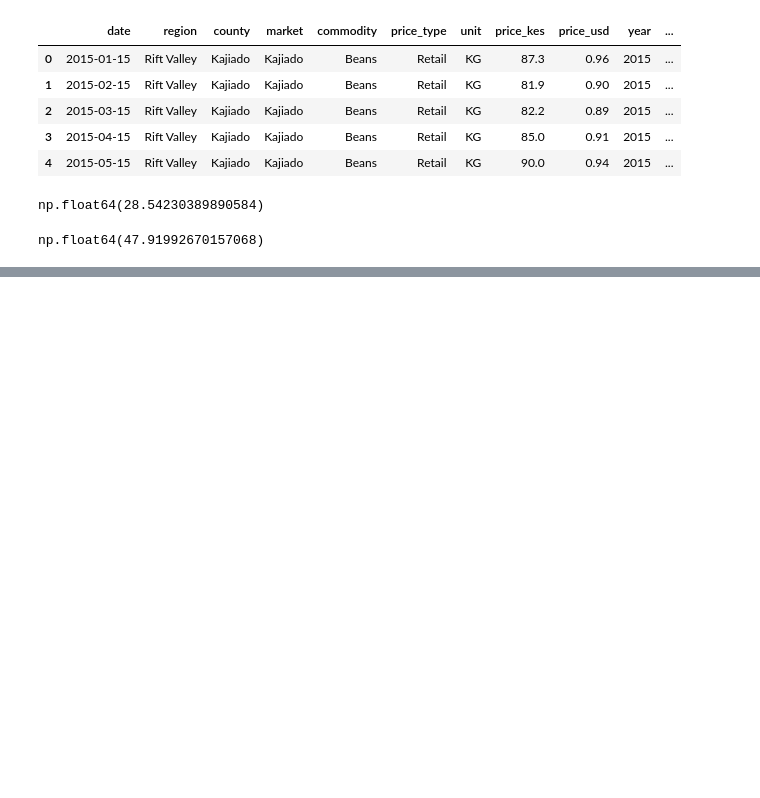
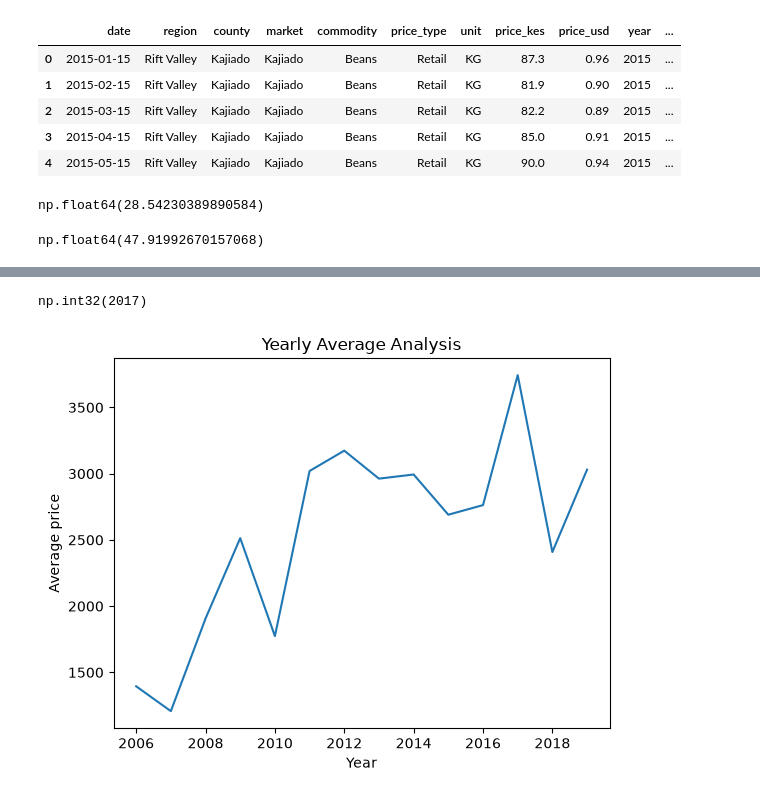
Before and after one commit to NantegeJosephine/Kenya-market-analysis, a Jupyter notebook: analysis.ipynb, the cells around one changed output, grey strips where cells are left out. Cells and saved outputs as stored; diff of their text form; code cells hidden in the pictures; blank space fills up the shorter version.

```diff
--- a/analysis.ipynb
+++ b/analysis.ipynb
@@ -195,3 +196,15 @@ np.float64(28.54230389890584)
 df_retail.loc[df_retail["commodity"] == "Maize", "price_per_kg"].mean()
 # %% [output]
 np.float64(47.91992670157068)
+# %%
+#Maize prices over the years
+#Calculate the average wholesale maize price per bag for each year and the year-on-year change. Plot the yearly average as a line chart with the price in KES on the y-axis.
+# Which year had the highest average wholesale maize price?
+# Which year saw the biggest rise, and which saw the biggest fall, compared with the year before?
+
+
+df_maize = df[(df["commodity"]== "Maize") & (df["price_type"] == "Wholesale")].copy()
+df_maize.head(10)
+
+yearly_avg = yearly_avg = df_maize.groupby("year")["price_kes"].mean().reset_index()
+yearly_avg
@@ -197,0 +227,3 @@ np.float64(47.91992670157068)
+# %%
+yearly_avg.columns = ["year", "avg_price_kes"]
+yearly_avg
@@ -197,0 +246,3 @@ np.float64(47.91992670157068)
+# %%
+yearly_avg["yoy_change_kes"] = yearly_avg["avg_price_kes"].diff()
+yearly_avg
@@ -197,0 +265,13 @@ np.float64(47.91992670157068)
+# %%
+# Which year had the highest average wholesale maize price?
+yearly_avg.loc[yearly_avg["avg_price_kes"].idxmax(),'year']
+# %% [output]
+np.int32(2017)
+# %%
+plt.plot(yearly_avg["year"], yearly_avg["avg_price_kes"])
+plt.xlabel("Year")
+plt.ylabel("Average price")
+plt.title("Yearly Average Analysis")
+plt.show()
+# %% [output]
+[figure, added]
```
Also changed, not shown: parts of 6 cells of this notebook, 2 other files.
